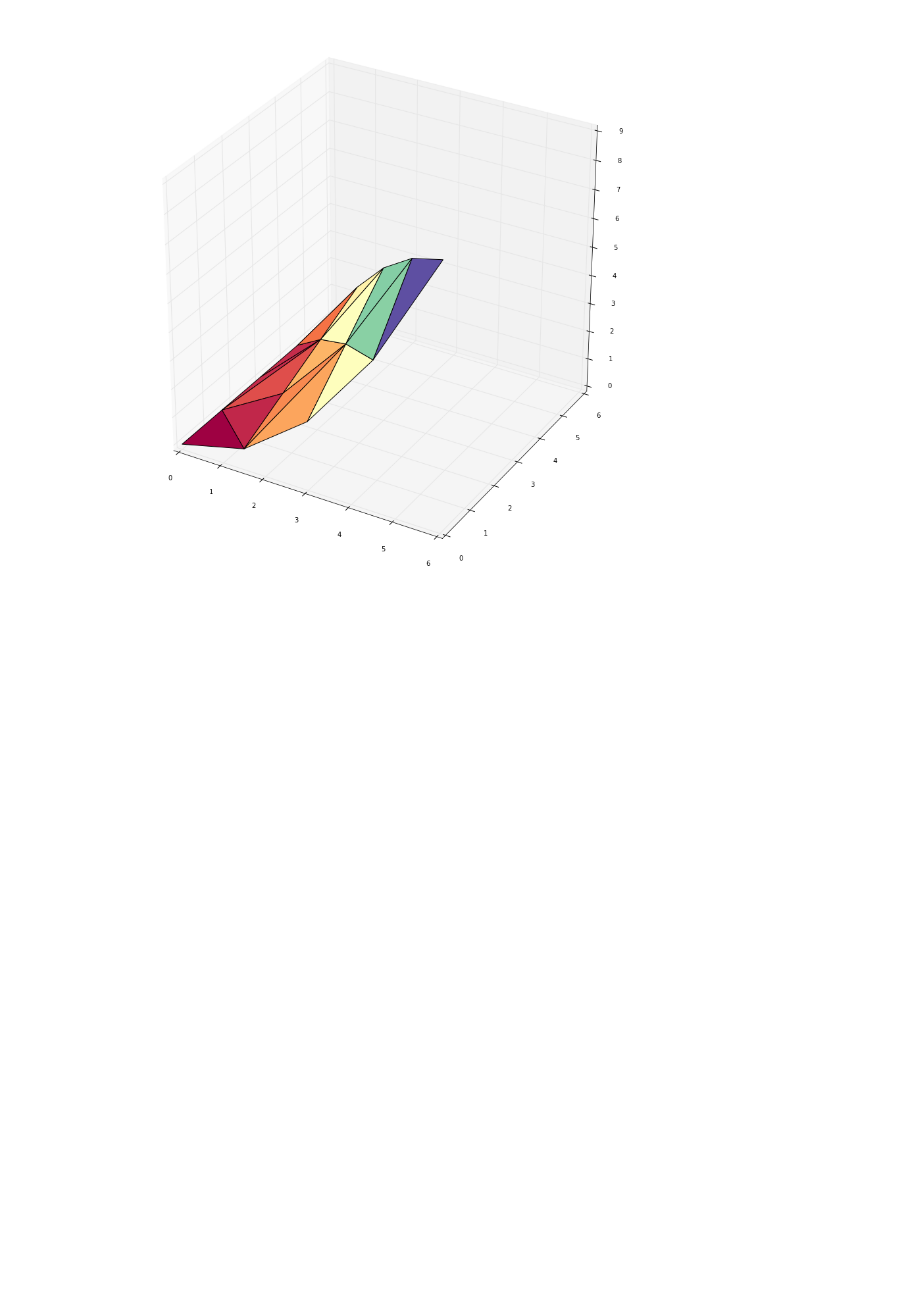
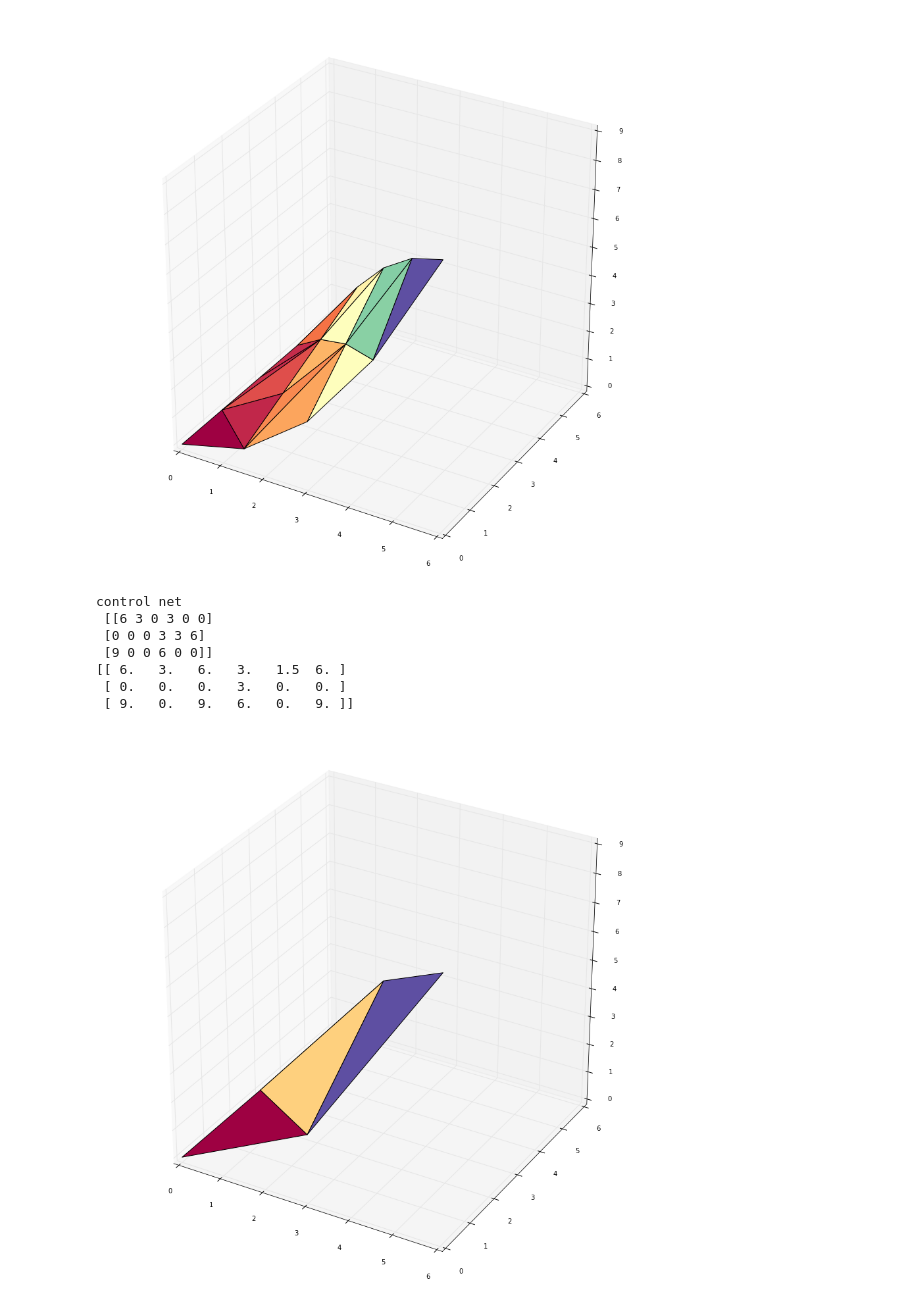
Before and after one commit to massimo-nocentini/cagd, a Jupyter notebook: surfaces/Triangular Bezier Patches.ipynb, the cells around one changed output. Drawn from its saved outputs; the diff is of its cells as text; code cells hidden in the pictures; blank space fills up the shorter version.

Commit message:
First failing attempt to implement subdivision algorithm.

```diff
--- a/surfaces/Triangular Bezier Patches.ipynb
+++ b/surfaces/Triangular Bezier Patches.ipynb
@@ -262,3 +262,57 @@ Triangles produced with our implementation:
  [11  8 10]]
 [figure]
 [figure]
+# %%
+
+import numpy as np
+import trianglesCore as tc
+import trianglesDrawing as td
+import matplotlib.tri as mtri
+
+order=3
+
+control_net_from_Farin = [  [0,6,0],
+                            [0,3,0],
+                            [3,3,6],
+                            [0,0,0],
+                            [3,0,0],
+                            [6,0,9]]
+
+control_net_from_Farin = [  [6,0,9],
+                            [3,0,0],
+                            [0,0,0],
+                            [3,3,6],
+                            [0,3,0],
+                            [0,6,0]]
+
+control_net_from_Farin = [  [6,3,0,3,0,0],
+                            [0,0,0,3,3,6],
+                            [9,0,0,6,0,0]]
+
+control_net = np.array(control_net_from_Farin)
+
+print("control net\n", control_net)
+
+surface, (tri, U, multi_indices), (left_subpatch, right_subpatch, bottom_subpatch) = tc.de_casteljau(
+    order,control_net, subdivision=True)
+
+print(left_subpatch)
+
+td.draw(surface, tri)
+
+left_triangulation = tc.u_bar(order-1)
+
+left_surface, *_ = tc.de_casteljau(order,right_subpatch,3)
+
+td.draw(left_surface, tri)
+
+None
+# %% [output]
+control net
+ [[6 3 0 3 0 0]
+ [0 0 0 3 3 6]
+ [9 0 0 6 0 0]]
+[[ 6.   3.   6.   3.   1.5  6. ]
+ [ 0.   0.   0.   3.   0.   0. ]
+ [ 9.   0.   9.   6.   0.   9. ]]
+[figure, added]
```
Also changed, not shown: parts of 2 cells of this notebook, 1 other file.
